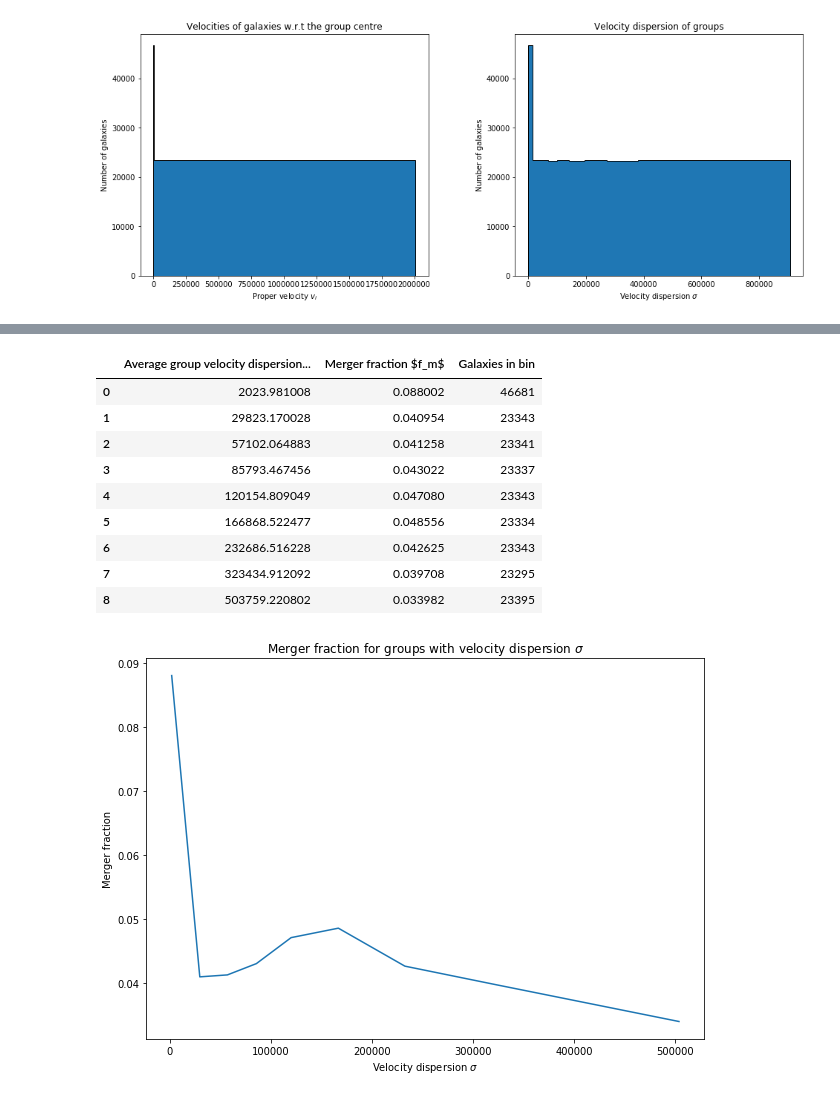
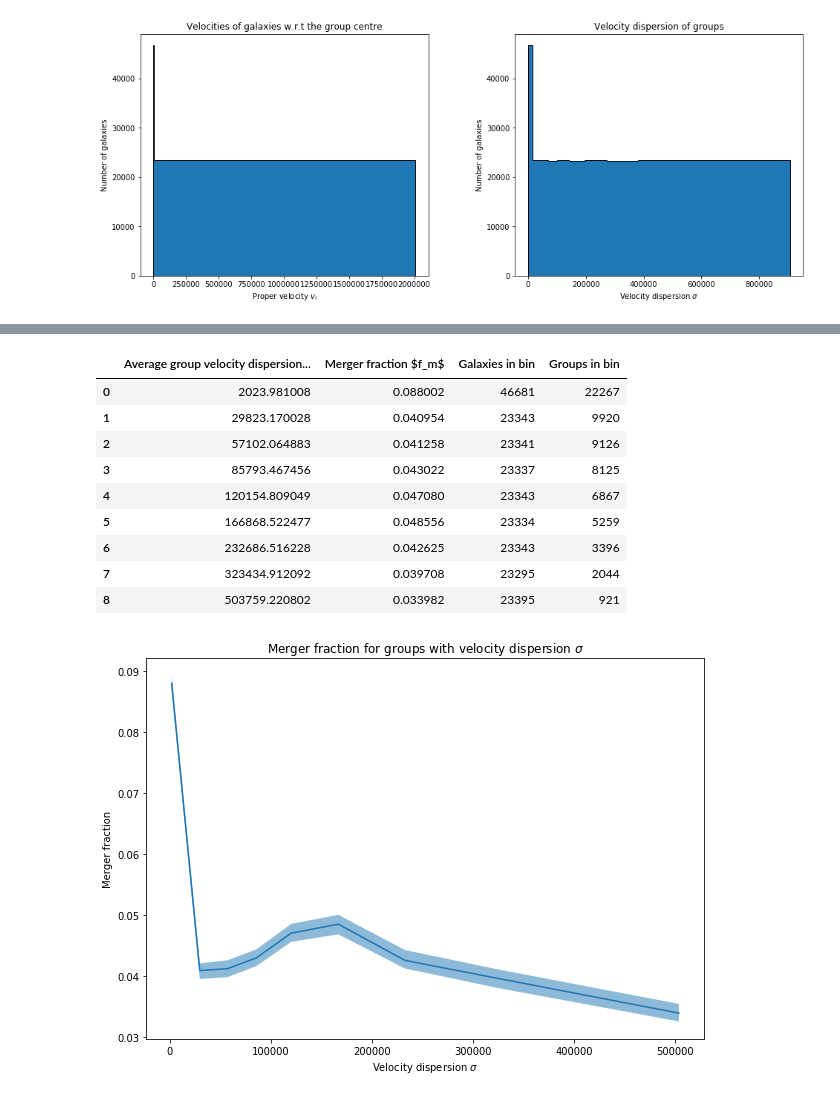
Before and after one commit to tplews98/MPhys_Project, a Jupyter notebook: Hilary work/HT_Week0_Velocities.ipynb, the cells around one changed output, grey strips where cells are left out. Saved outputs shown, nothing was run; the diff lists cells and outputs as text; code cells hidden in the pictures.

```diff
--- a/Hilary work/HT_Week0_Velocities.ipynb
+++ b/Hilary work/HT_Week0_Velocities.ipynb
@@ -443,55 +552,62 @@ plt.show()
 # %%
-# Define a function that given some data, will return the merger fraction against redshift
+# Define a function that given some data, will return the merger fraction against velocity dispersion
 def merger_fraction_velocity_dispersion_binning(data, velocity_bins):
     """Takes data, picks out mergers and calculates the merger fraction using
-    the bins provided. Returns an array of merger fraction against galaxy velocities,
-    the average velocity of galaxies in bin for plotting and the number
-    of galaxies in each bin."""
+    the bins provided. Returns an array of merger fraction against galaxy velocity dispersion,
+    the average velocity dispersion of galaxies in bin for plotting and the number
+    of galaxies and groups in each bin."""
 
     # Resample table with only the data needed
-    data = data[["velocity_dispersion", "Merger_classifications"]]
+    data = data[["velocity_dispersion", "Merger_classifications", "group id"]]
 
-    # Bin data by group size, with the bin sizes specified
+    # Create subset with only one representative per group
+    data_pandas = data.to_pandas()
+    groups_unique = data_pandas.drop_duplicates(subset=["group id"], keep="first")
+
+    # Bin data by velocity dispersion, with the bin sizes specified
     allbinned, bin_edges = np.histogram(data["velocity_dispersion"], bins=velocity_bins)
+    groups_unique_binned, bin_edges = np.histogram(groups_unique["velocity_dispersion"], bins=velocity_bins)
+    groupsbinned, bin_edges = np.histogram(data["velocity_dispersion"], bins=velocity_bins)
     mergersbinned, bin_edges = np.histogram(data[data["Merger_classifications"] > 0]["velocity_dispersion"], bins=velocity_bins)
 
-    # Calculate the average group size in each bin for plotting data
+    # Calculate the average velocity dispersion in each bin for plotting data
     bin_centres=[]
     for i in range(len(bin_edges) - 1):
         bin_centres.append(data[(data["velocity_dispersion"] >= bin_edges[i]) & (data["velocity_dispersion"] < bin_edges[i + 1])]["velocity_dispersion"].mean())
 
     allbinned = allbinned.astype(float)
     mergersbinned = mergersbinned.astype(float)
 
     # Find merger fraction
     merger_fraction_group = mergersbinned / allbinned
 
-    return merger_fraction_group, bin_centres, allbinned.astype(int)
+    return merger_fraction_group, bin_centres, allbinned.astype(int), groups_unique_binned.astype(int)
 
-# Call function with all_data and calculated logarithmic bins
-merger_fraction_velocity_dispersion, velocity_dispersion_bin_centres, galaxies_in_bin = merger_fraction_velocity_dispersion_binning(velocity_data, velocity_dispersion_equal_bins)
+# Call function with all_data and calculated velocity dispersion bins
+merger_fraction_velocity_dispersion, velocity_dispersion_bin_centres, galaxies_in_bin, groups_in_bin = merger_fraction_velocity_dispersion_binning(velocity_data, velocity_dispersion_equal_bins)
 
 # Create dataframe of average group size, merger fraction and gaalxies in each bin and display it
-merger_fraction_velocity_dispersion_info = list(zip(velocity_dispersion_bin_centres, merger_fraction_velocity_dispersion, galaxies_in_bin))
-display(pd.DataFrame(merger_fraction_velocity_dispersion_info, columns=["Average group velocity dispersion in bin", "Merger fraction $f_m$", "Galaxies in bin"]))
+merger_fraction_velocity_dispersion_info = list(zip(velocity_dispersion_bin_centres, merger_fraction_velocity_dispersion, galaxies_in_bin, groups_in_bin))
+display(pd.DataFrame(merger_fraction_velocity_dispersion_info, columns=["Average group velocity dispersion in bin", "Merger fraction $f_m$", "Galaxies in bin", "Groups in bin"]))
 
 # Plot a line plot of merger fraction with the minimum and maximum from bootstrapping filled in
 plt.figure(figsize=(10,7))
 plt.plot(velocity_dispersion_bin_centres, merger_fraction_velocity_dispersion)
+plt.fill_between(velocity_dispersion_bin_centres, merger_fraction_velocity_dispersion_bootstrapped_min, merger_fraction_velocity_dispersion_bootstrapped_max, alpha=0.5)
 #plt.xscale("log")
 plt.xlabel("Velocity dispersion $\sigma$")
 plt.ylabel("Merger fraction")
 plt.title("Merger fraction for groups with velocity dispersion $\sigma$")
 plt.show()
 # %% [output]
-|  | Average group velocity dispersion... | Merger fraction $f_m$ | Galaxies in bin |
-| 0 | 2023.981008 | 0.088002 | 46681 |
-| 1 | 29823.170028 | 0.040954 | 23343 |
-| 2 | 57102.064883 | 0.041258 | 23341 |
-| 3 | 85793.467456 | 0.043022 | 23337 |
-| 4 | 120154.809049 | 0.047080 | 23343 |
-| 5 | 166868.522477 | 0.048556 | 23334 |
-| 6 | 232686.516228 | 0.042625 | 23343 |
-| 7 | 323434.912092 | 0.039708 | 23295 |
-| 8 | 503759.220802 | 0.033982 | 23395 |
+|  | Average group velocity dispersion... | Merger fraction $f_m$ | Galaxies in bin | Groups in bin |
+| 0 | 2023.981008 | 0.088002 | 46681 | 22267 |
+| 1 | 29823.170028 | 0.040954 | 23343 | 9920 |
+| 2 | 57102.064883 | 0.041258 | 23341 | 9126 |
+| 3 | 85793.467456 | 0.043022 | 23337 | 8125 |
+| 4 | 120154.809049 | 0.047080 | 23343 | 6867 |
+| 5 | 166868.522477 | 0.048556 | 23334 | 5259 |
+| 6 | 232686.516228 | 0.042625 | 23343 | 3396 |
+| 7 | 323434.912092 | 0.039708 | 23295 | 2044 |
+| 8 | 503759.220802 | 0.033982 | 23395 | 921 |
-[figure, old version]
+[figure, new version]
```
Also changed, not shown: parts of 14 cells of this notebook.
